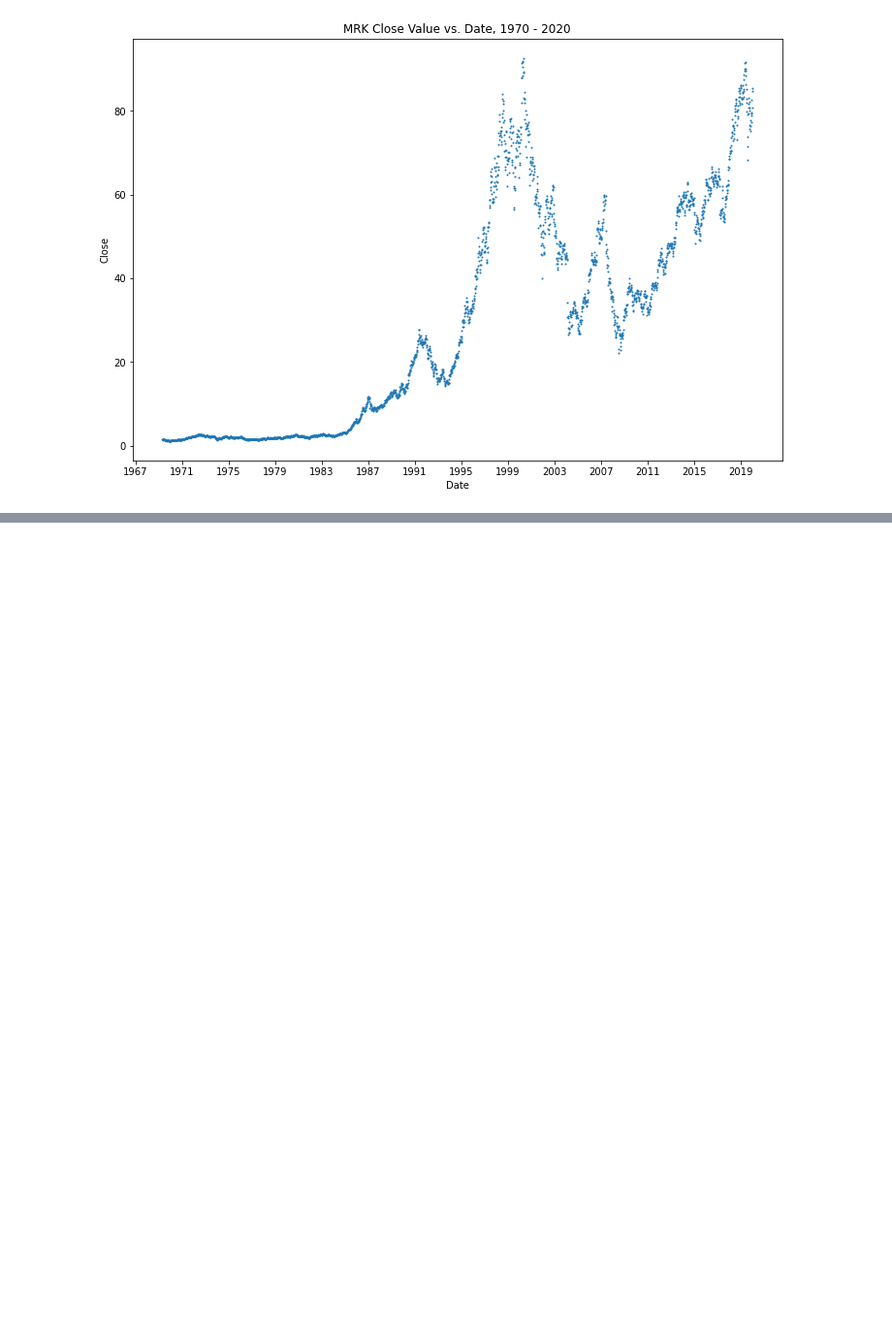
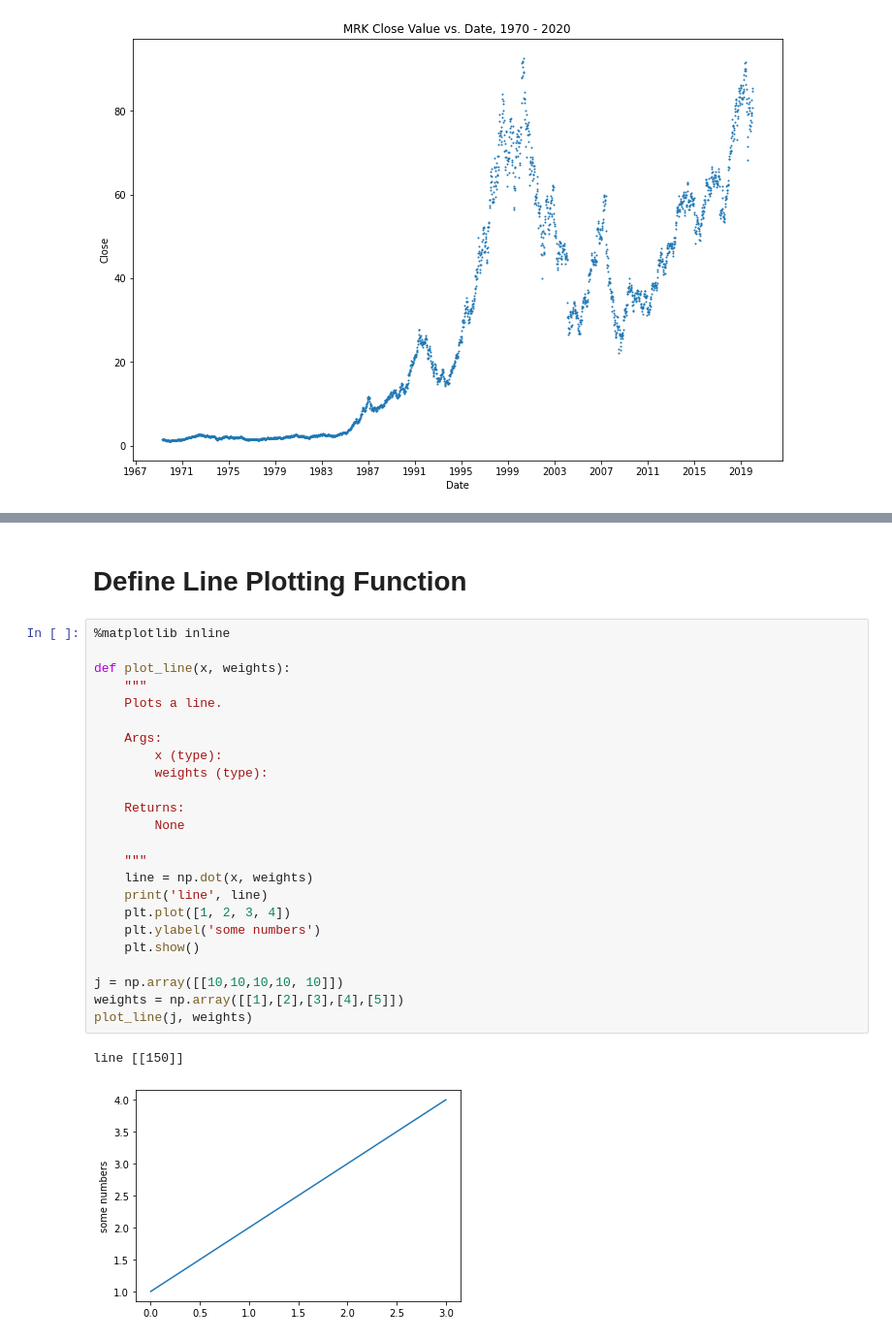
Before and after one commit to mirandabohm/Machine-Learning-Demo-Pack, a Jupyter notebook: Linear_regression.ipynb, the cells around one changed output, grey strips where cells are left out. Shown at 97% size. Cells and saved outputs as stored; diff of their text form; blank space fills up the shorter version.

Commit message:
Add gradient descent, cost, and plotting functions

```diff
--- a/Linear_regression.ipynb
+++ b/Linear_regression.ipynb
@@ -100,0 +131,29 @@ plt.show() # Display plot
+# %% [markdown]
+# Define Line Plotting Function
+# %%
+%matplotlib inline
+
+def plot_line(x, weights):
+    """
+    Plots a line.
+
+    Args:
+        x (type):
+        weights (type):
+
+    Returns:
+        None
+
+    """
+    line = np.dot(x, weights)
+    print('line', line)
+    plt.plot([1, 2, 3, 4])
+    plt.ylabel('some numbers')
+    plt.show()
+
+j = np.array([[10,10,10,10, 10]])
+weights = np.array([[1],[2],[3],[4],[5]])
+plot_line(j, weights)
+# %% [output]
+line [[150]]
+[figure, added]
```
Also changed, not shown: parts of 11 cells of this notebook.
